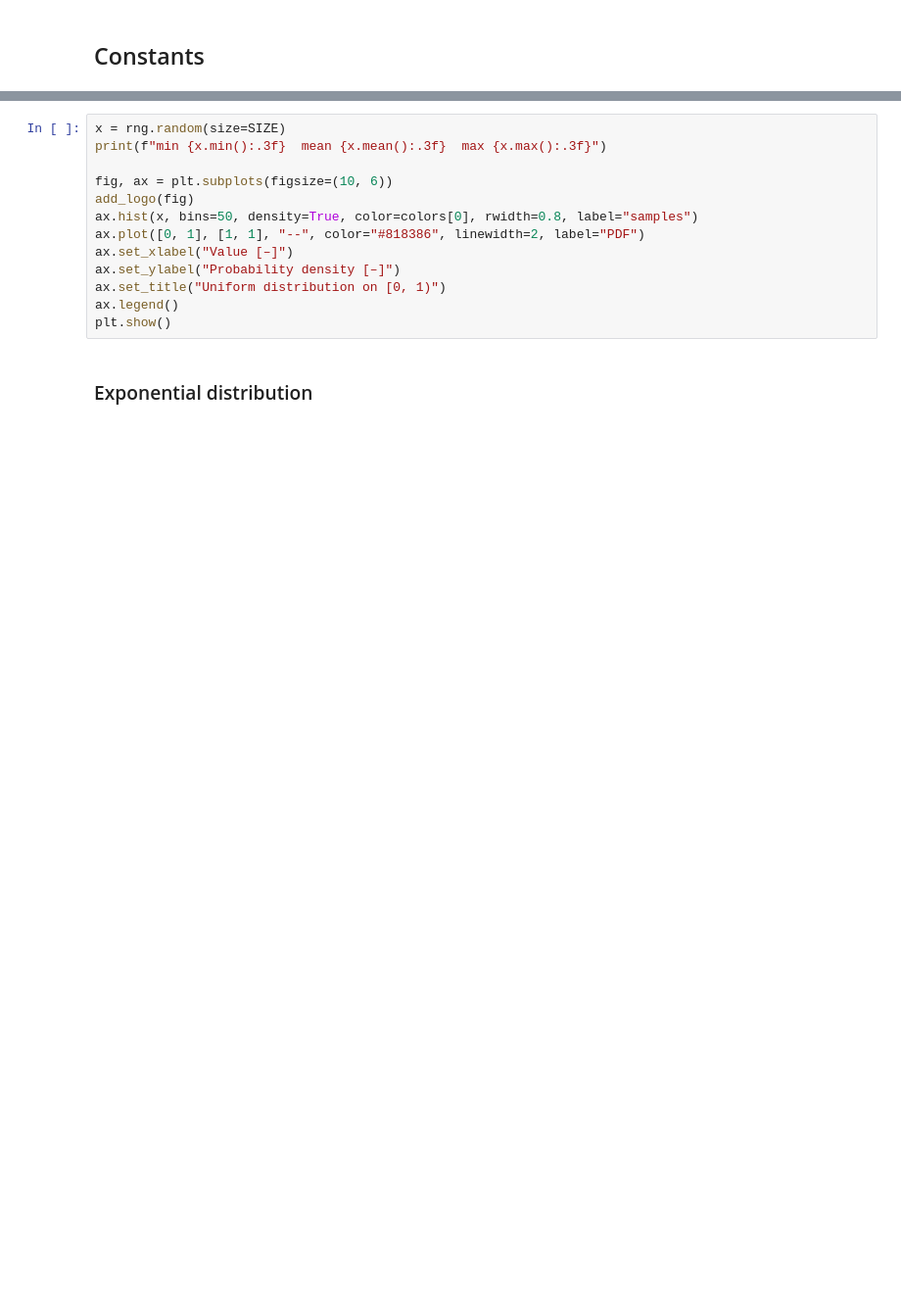
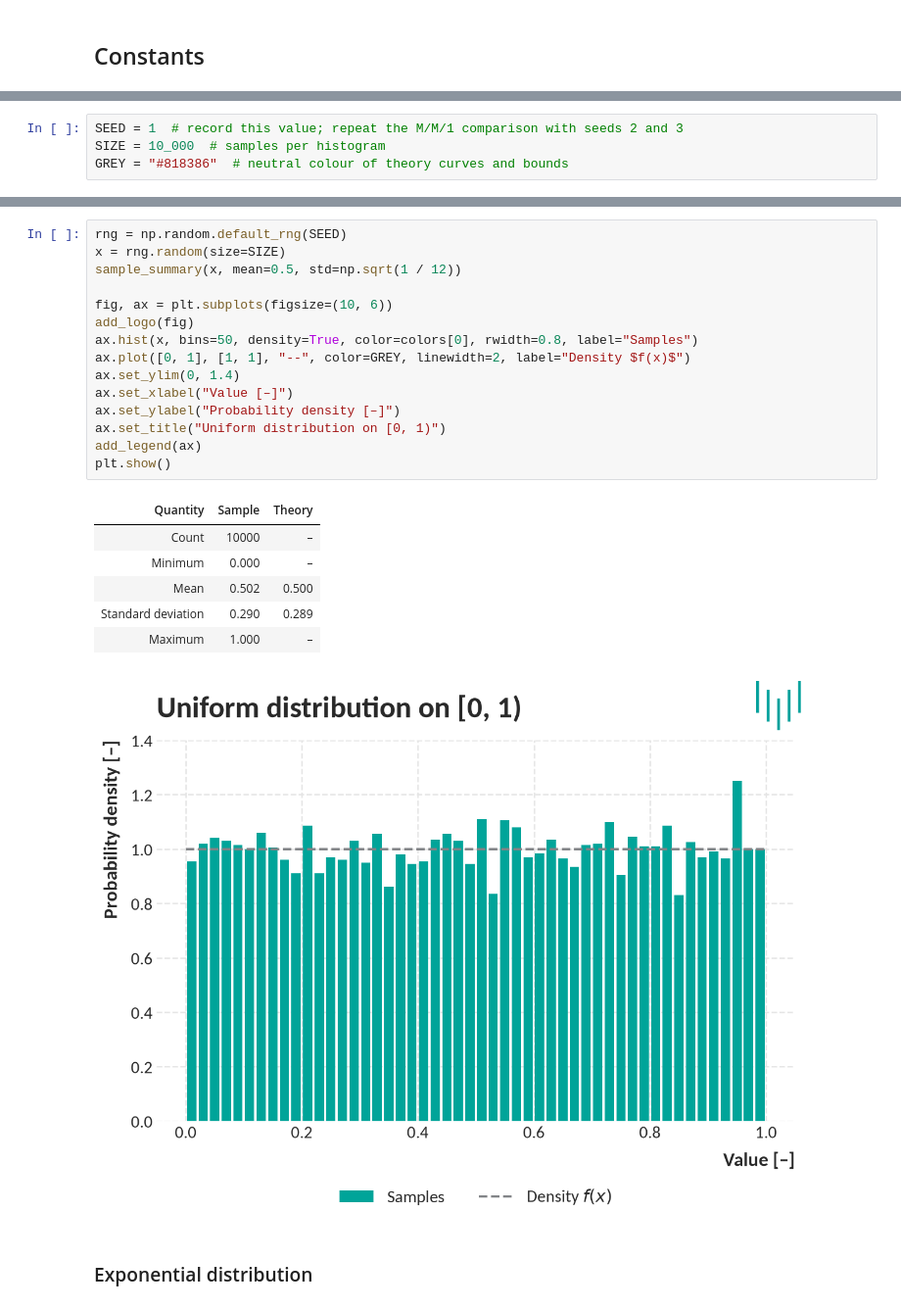
Before and after one commit to jrozhon/qos, a Jupyter notebook: qos-02/qos_02/exercise_02.ipynb, the cells around one changed output, grey strips where cells are left out. Shown at 98% size. Cells and saved outputs as stored; diff of their text form; blank space fills up the shorter version.

```diff
--- a/qos-02/qos_02/exercise_02.ipynb
+++ b/qos-02/qos_02/exercise_02.ipynb
@@ -46,0 +32,4 @@ def last(values, n=10, fmt="{:.3f}"):
+# %%
+SEED = 1  # record this value; repeat the M/M/1 comparison with seeds 2 and 3
+SIZE = 10_000  # samples per histogram
+GREY = "#818386"  # neutral colour of theory curves and bounds
@@ -51,18 +66,28 @@ Each cell draws `SIZE` samples with a [`numpy.random.Generator`](https://numpy.o
 
 ### Uniform distribution
 # %%
+rng = np.random.default_rng(SEED)
 x = rng.random(size=SIZE)
-print(f"min {x.min():.3f}  mean {x.mean():.3f}  max {x.max():.3f}")
+sample_summary(x, mean=0.5, std=np.sqrt(1 / 12))
 
 fig, ax = plt.subplots(figsize=(10, 6))
 add_logo(fig)
-ax.hist(x, bins=50, density=True, color=colors[0], rwidth=0.8, label="samples")
-ax.plot([0, 1], [1, 1], "--", color="#818386", linewidth=2, label="PDF")
+ax.hist(x, bins=50, density=True, color=colors[0], rwidth=0.8, label="Samples")
+ax.plot([0, 1], [1, 1], "--", color=GREY, linewidth=2, label="Density $f(x)$")
+ax.set_ylim(0, 1.4)
 ax.set_xlabel("Value [–]")
 ax.set_ylabel("Probability density [–]")
 ax.set_title("Uniform distribution on [0, 1)")
-ax.legend()
+add_legend(ax)
 plt.show()
+# %% [output]
+| Quantity | Sample | Theory |
+| Count | 10000 | – |
+| Minimum | 0.000 | – |
+| Mean | 0.502 | 0.500 |
+| Standard deviation | 0.290 | 0.289 |
+| Maximum | 1.000 | – |
+[figure, added]
 # %% [markdown]
 ### Exponential distribution
 # %%
```
Also changed, not shown: parts of 59 cells of this notebook, 23 other files.
